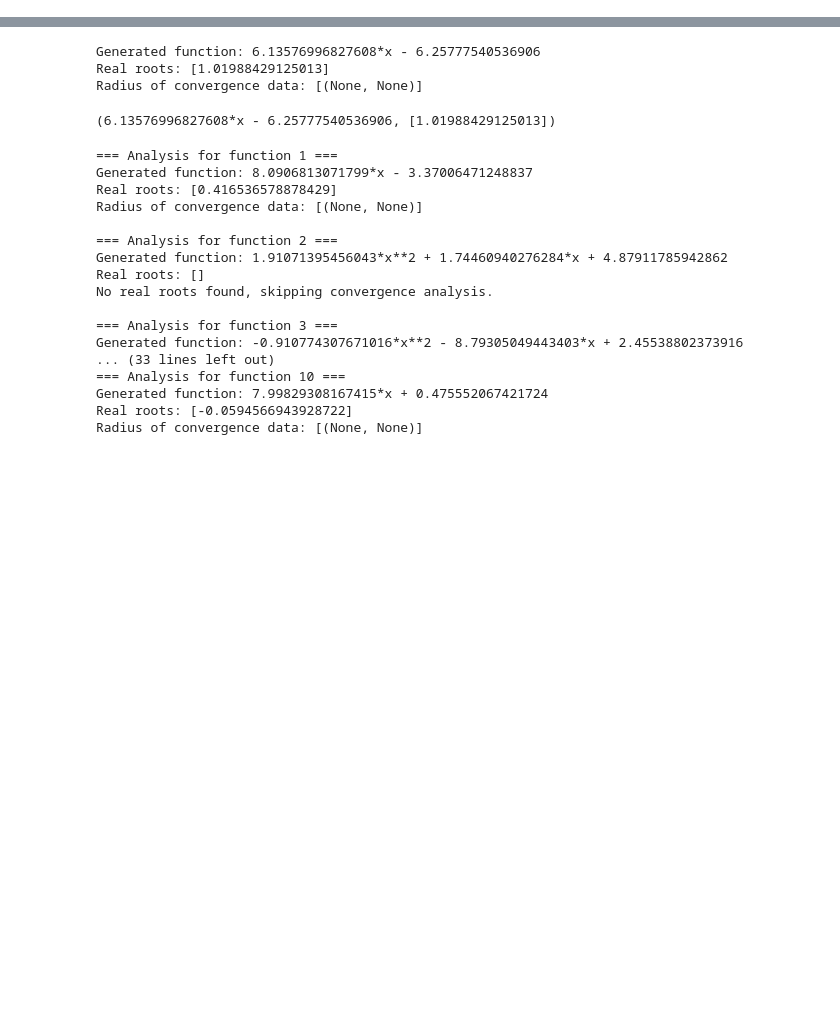
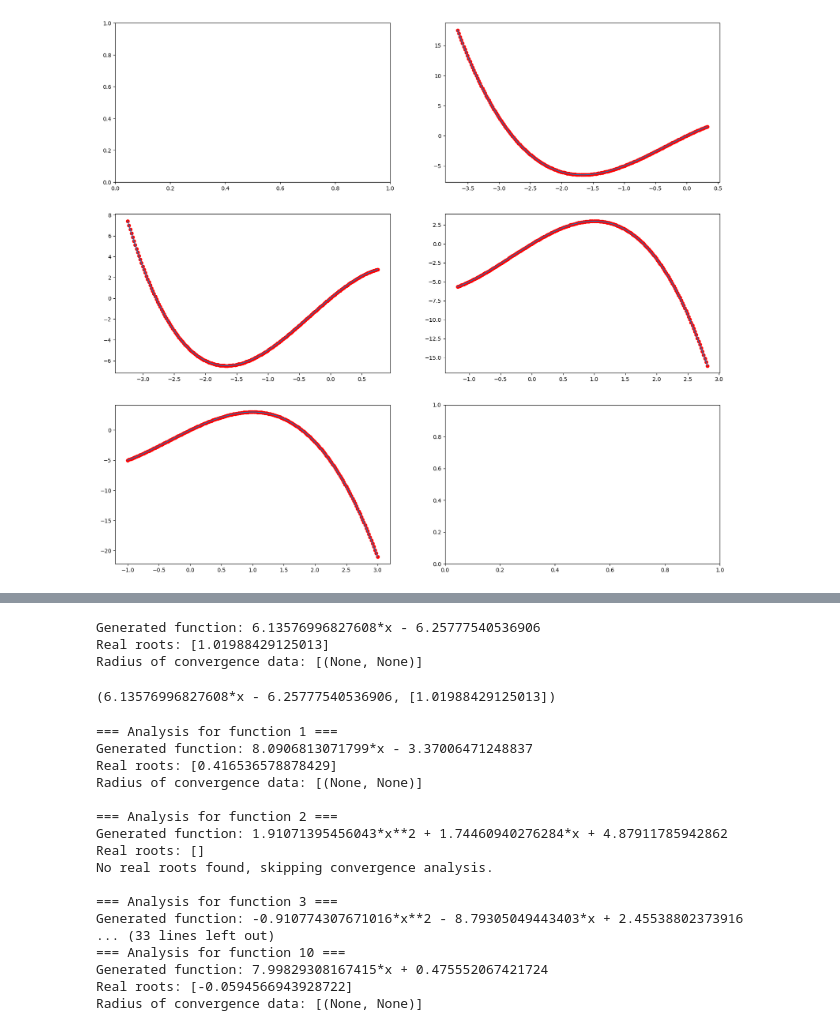
Before and after one commit to SebastianSeljak/RadiusOfConvergence, a Jupyter notebook: polynomial_radius_of_conv.ipynb, the cells around one changed output, grey strips where cells are left out. Cells and saved outputs as stored; diff of their text form; code cells hidden in the pictures; blank space fills up the shorter version.

Commit message:
added a plotting fxn

```diff
--- a/polynomial_radius_of_conv.ipynb
+++ b/polynomial_radius_of_conv.ipynb
@@ -5,4 +6,9 @@ import jax
 import sympy
 from radius_of_convergence import *
 # %%
-func, exp, period = generate_random_trig()
+def func1(x):
+   return jnp.exp(x) - 1
+func1_expr = sympy.exp(x) - 1
+func1_solutions = sympy.solve(func1_expr, x)
+func1_solutions = [sol.evalf() for sol in func1_solutions if sol.is_real]
+func1_solutions.sort()
@@ -15,0 +74,4 @@ x = sympy.Symbol('x')
+# %%
+plot_convergence(func5, func5_solutions)
+# %% [output]
+[figure, added]
```
Also changed, not shown: parts of 10 cells of this notebook, 1 other file.
